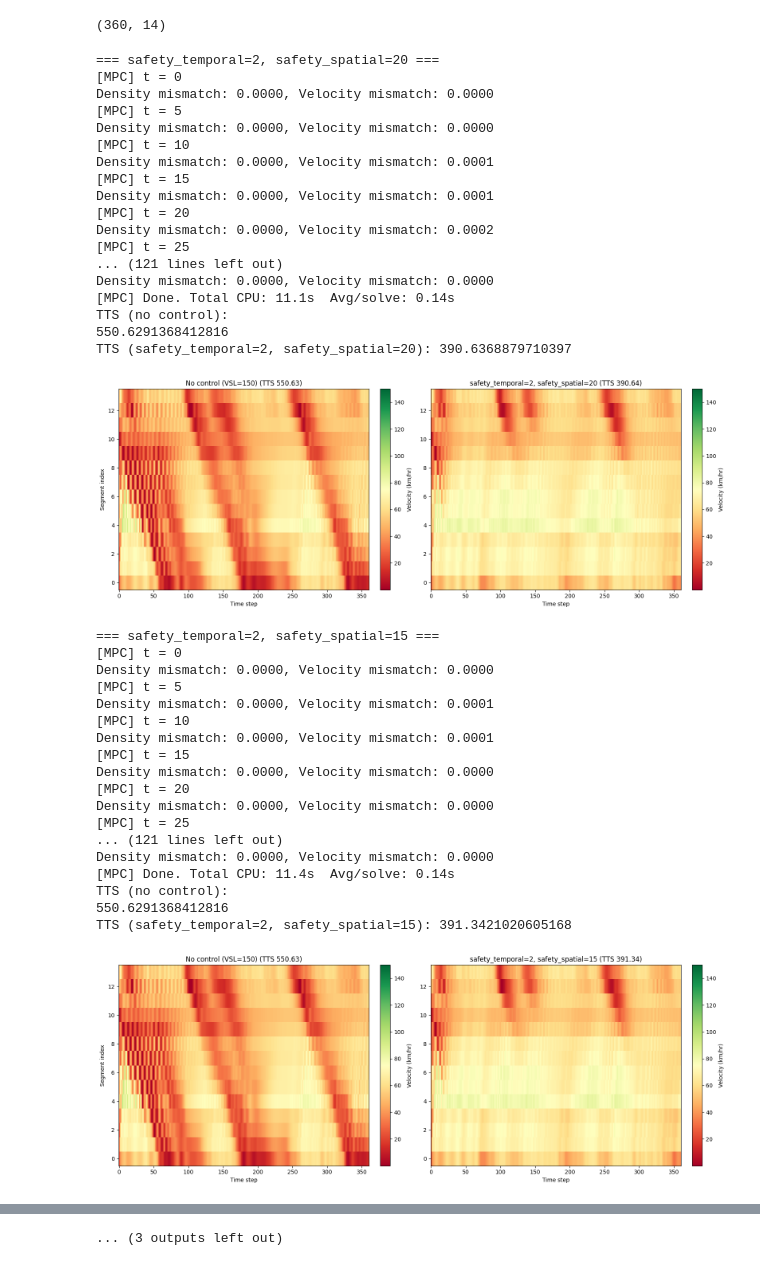
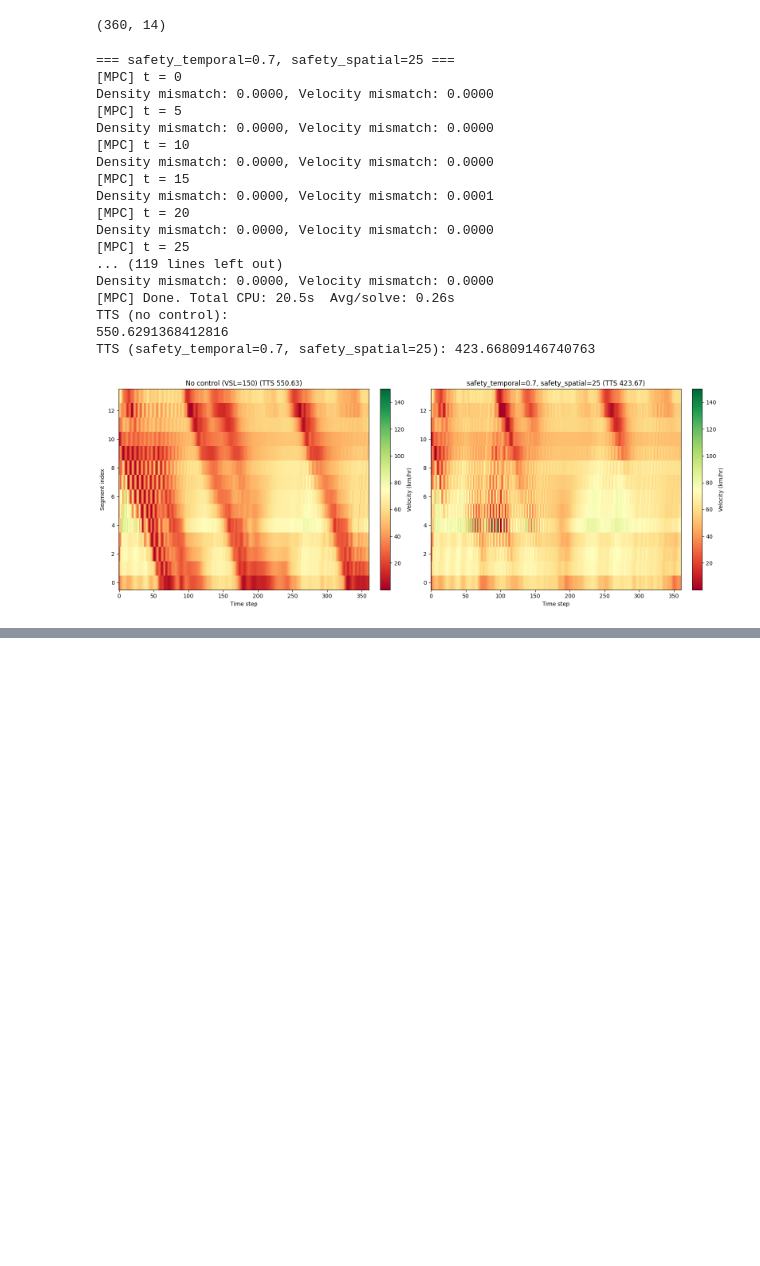
Before and after one commit to srags/mpc-traffic-flow, a Jupyter notebook: experiments/safety_sweep.ipynb, the cells around one changed output, grey strips where cells are left out. Cells and saved outputs as stored; diff of their text form; code cells hidden in the pictures; blank space fills up the shorter version.

```diff
--- a/experiments/safety_sweep.ipynb
+++ b/experiments/safety_sweep.ipynb
@@ -147,7 +147,7 @@ TTS (no control, VSL=150): 550.6291368412816
 
 `hold_len`, `control_horizon`, and `pred_horizon` are fixed; `safety_temporal` (max VSL change per time step) and `safety_spatial` (max VSL difference between adjacent segments) are swept over a grid.
 # %%
-pred_horizon = 40      # in time steps
+pred_horizon = 45      # in time steps
 control_horizon = 5    # in time steps
 hold_len = 1
 
@@ -169,8 +169,8 @@ control_zone = [i for i in range(2, num_segments)]
 # Placeholder grid — adjust based on how aggressive/conservative you want VSL changes to be.
 # safety_temporal: max VSL change (km/hr) allowed between consecutive 10s time steps
 # safety_spatial:  max VSL difference (km/hr) allowed between adjacent segments at the same time
-safety_temporal_values = [2] #[1, 2, 3, 4, 5, 7.5, 10, 15, 20]
-safety_spatial_values = [1, 2, 3, 4, 5, 7.5, 10, 15, 20]
+safety_temporal_values = [0.7] #[1, 2, 3, 4, 5, 7.5, 10, 15, 20]
+safety_spatial_values = [25]
 # %%
 def plot_before_after(v_before, tts_before, v_after, tts_after, label_before, label_after):
     vmin = min(np.min(velocity_data), v_before.min(), v_after.min())
@@ -210,7 +210,7 @@ os.makedirs(results_path, exist_ok=True)
 for safety_temporal in reversed(safety_temporal_values):
     # init_path = None
     for safety_spatial in reversed(safety_spatial_values):
-        init_path = f"{results_path}/optimal_vsl_temp1_spat{safety_spatial}.npy"
+        init_path = f"{results_path}/optimal_vsl_temp0.9_spat25.npy"
         # if f'optimal_vsl_temp{safety_temporal}_spat{safety_spatial}.npy' in os.listdir(results_path):
         #     print(f"Skipping safety_temporal={safety_temporal}, safety_spatial={safety_spatial} (already exists)")
         #     # init_path = f'{results_path}/optimal_vsl_temp{safety_temporal}_spat{safety_spatial}.npy'
@@ -226,7 +226,7 @@ for safety_temporal in reversed(safety_temporal_values):
             "control_zone": control_zone,
             "control_one_segment": None,
             "initialize_vsl":np.load(init_path),
-            "init_fixed": ["adaptive", 120, 100, 80, 60], #"adaptive",
+            "init_fixed": ["adaptive", 120, 100, 80, 60, 40], #"adaptive",
             "tee": False,
             "pred_horizon": pred_horizon,
             "control_horizon": control_horizon
@@ -249,55 +249,37 @@ for safety_temporal in reversed(safety_temporal_values):
             time_step, L, init_state,
             data_inflow[start_time:],
             downstream_density[start_time:],
             model_params,
             lanes=lane_dict,
             vsl_speeds=optimal_vsl,
             plotting=True,
             real_data=False
         )
 
         print(f"TTS (no control):                                                  {tts_baseline}")
         print(f"TTS (safety_temporal={safety_temporal}, safety_spatial={safety_spatial}): {tts_after}")
 
         plot_before_after(v_baseline, tts_baseline, v_after, tts_after,
                            "No control (VSL=150)",
                            f"safety_temporal={safety_temporal}, safety_spatial={safety_spatial}")
 
         # init_path = f'{results_path}/optimal_vsl_temp{safety_temporal}_spat{safety_spatial}.npy'
 # %% [output]
-=== safety_temporal=2, safety_spatial=20 ===
+=== safety_temporal=0.7, safety_spatial=25 ===
 [MPC] t = 0
 Density mismatch: 0.0000, Velocity mismatch: 0.0000
 [MPC] t = 5
 Density mismatch: 0.0000, Velocity mismatch: 0.0000
 [MPC] t = 10
-Density mismatch: 0.0000, Velocity mismatch: 0.0001
+Density mismatch: 0.0000, Velocity mismatch: 0.0000
 [MPC] t = 15
 Density mismatch: 0.0000, Velocity mismatch: 0.0001
 [MPC] t = 20
-Density mismatch: 0.0000, Velocity mismatch: 0.0002
+Density mismatch: 0.0000, Velocity mismatch: 0.0000
 [MPC] t = 25
-... (121 lines left out)
+... (119 lines left out)
 Density mismatch: 0.0000, Velocity mismatch: 0.0000
-[MPC] Done. Total CPU: 11.1s  Avg/solve: 0.14s
+[MPC] Done. Total CPU: 20.5s  Avg/solve: 0.26s
 TTS (no control):                                                  550.6291368412816
-TTS (safety_temporal=2, safety_spatial=20): 390.6368879710397
+TTS (safety_temporal=0.7, safety_spatial=25): 423.66809146740763
-[figure, old version]
+[figure, new version]
-=== safety_temporal=2, safety_spatial=15 ===
-[MPC] t = 0
-Density mismatch: 0.0000, Velocity mismatch: 0.0000
-[MPC] t = 5
-Density mismatch: 0.0000, Velocity mismatch: 0.0001
-[MPC] t = 10
-Density mismatch: 0.0000, Velocity mismatch: 0.0001
-[MPC] t = 15
-Density mismatch: 0.0000, Velocity mismatch: 0.0000
-[MPC] t = 20
-Density mismatch: 0.0000, Velocity mismatch: 0.0000
-[MPC] t = 25
-... (121 lines left out)
-Density mismatch: 0.0000, Velocity mismatch: 0.0000
-[MPC] Done. Total CPU: 11.4s  Avg/solve: 0.14s
-TTS (no control):                                                  550.6291368412816
-TTS (safety_temporal=2, safety_spatial=15): 391.3421020605168
-[figure, removed]
@@ -376 +285,0 @@ TTS (safety_temporal=2, safety_spatial=4): 550.6291368412816
-... (3 outputs left out)
```
Also changed, not shown: parts of 2 cells of this notebook, 1 other file.
